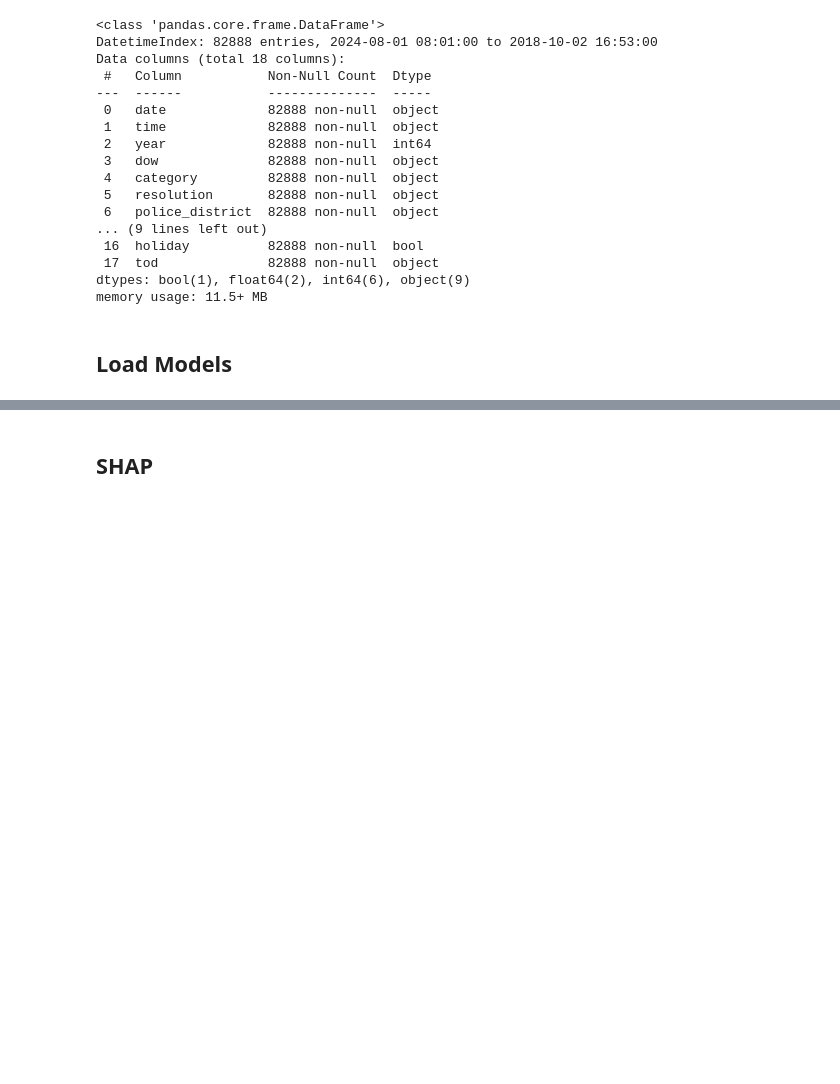
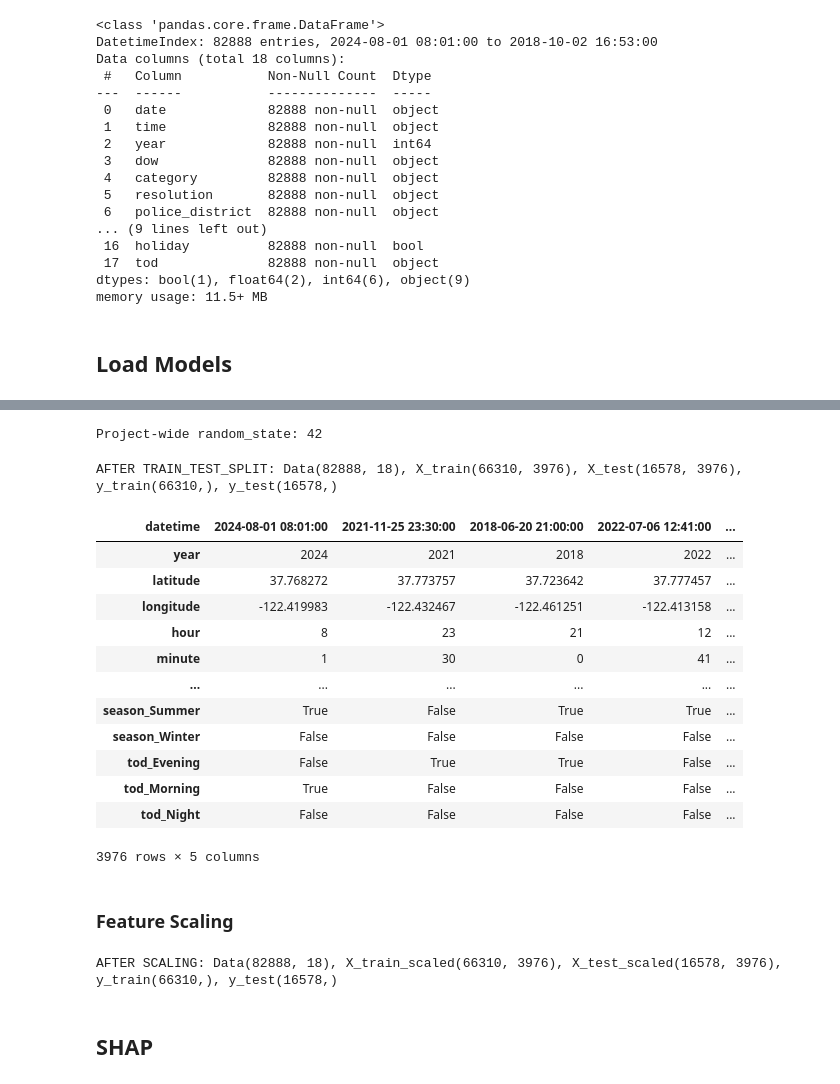
Before and after one commit to fazeelgm/UCB_ML_AI_Capstone, a Jupyter notebook: notebooks/ModelInterpretation.ipynb, the cells around one changed output, grey strips where cells are left out. Saved outputs shown, nothing was run; the diff lists cells and outputs as text; code cells hidden in the pictures; blank space fills up the shorter version.

Commit message:
Checkpoint: Added SHAP to Interpretations

```diff
--- a/notebooks/ModelInterpretation.ipynb
+++ b/notebooks/ModelInterpretation.ipynb
@@ -181,0 +230,11 @@ memory usage: 11.5+ MB
+# %%
+X = data.drop('category', axis='columns')
+y = data['category']
+# %%
+# OneHot Encode the features and drop the first value to reduce multicollinearity
+X = pd.get_dummies(X, drop_first=True)
+# %%
+# Consistent random_state for the project
+print(f'Project-wide random_state: {Config.RANDOM_STATE}')
+# %% [output]
+Project-wide random_state: 42
@@ -182,3 +246,41 @@ memory usage: 11.5+ MB
+# %%
+print('AFTER TRAIN_TEST_SPLIT: Data{}, X_train{}, X_test{}, y_train{}, y_test{}'
+      .format(data.shape, X_train.shape, X_test.shape, y_train.shape, y_test.shape))
+# %% [output]
+AFTER TRAIN_TEST_SPLIT: Data(82888, 18), X_train(66310, 3976), X_test(16578, 3976), y_train(66310,), y_test(16578,)
+# %%
+# spot-check feature encoding
+X.T.iloc[:, 0:5]
+# %% [output]
+| datetime | 2024-08-01 08:01:00 | 2021-11-25 23:30:00 | 2018-06-20 21:00:00 | 2022-07-06 12:41:00 | ... |
+| year | 2024 | 2021 | 2018 | 2022 | ... |
+| latitude | 37.768272 | 37.773757 | 37.723642 | 37.777457 | ... |
+| longitude | -122.419983 | -122.432467 | -122.461251 | -122.413158 | ... |
+| hour | 8 | 23 | 21 | 12 | ... |
+| minute | 1 | 30 | 0 | 41 | ... |
+| ... | ... | ... | ... | ... | ... |
+| season_Summer | True | False | True | True | ... |
+| season_Winter | False | False | False | False | ... |
+| tod_Evening | False | True | True | False | ... |
+| tod_Morning | True | False | False | False | ... |
+| tod_Night | False | False | False | False | ... |
+3976 rows × 5 columns
+# %% [markdown]
+### Feature Scaling
+# %%
+from sklearn.preprocessing import StandardScaler
+
+# Scale the data - we'll use StandardScaler for the baseline model
+logging.debug('Scaling data')
+scaler = StandardScaler()
+
+X_train_scaled = scaler.fit_transform(X_train)
+X_test_scaled = scaler.transform(X_test)
+
+print('AFTER SCALING: Data{}, X_train_scaled{}, X_test_scaled{}, y_train{}, y_test{}'
+      .format(data.shape, X_train_scaled.shape, X_test_scaled.shape, y_train.shape, y_test.shape))
+# %% [output]
+AFTER SCALING: Data(82888, 18), X_train_scaled(66310, 3976), X_test_scaled(16578, 3976), y_train(66310,), y_test(16578,)
 # %% [markdown]
 ## SHAP
 # %%
```
Also changed, not shown: parts of 20 cells of this notebook, 2 other files.
